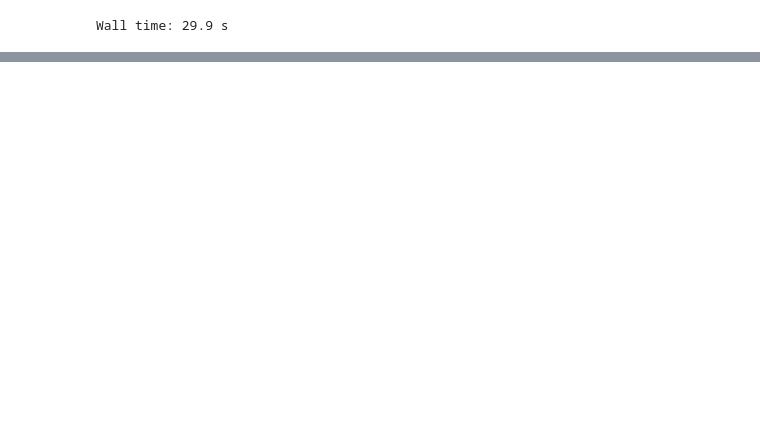
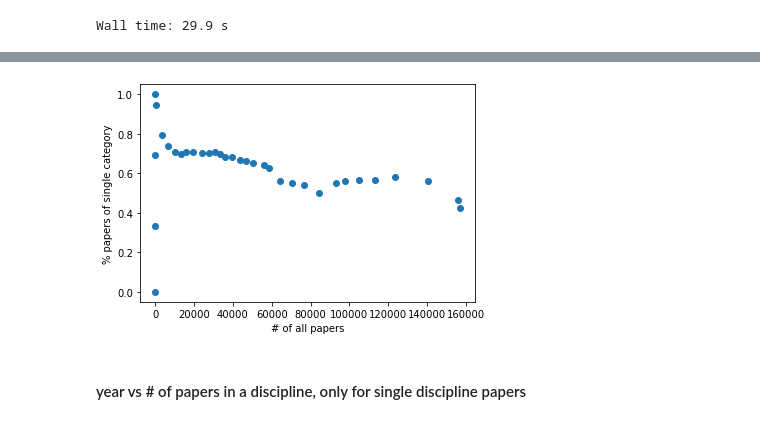
Before and after one commit to paniterka/arxiv-analysis, a Jupyter notebook: read_and_explore.ipynb, the cells around one changed output, grey strips where cells are left out. Saved outputs shown, nothing was run; the diff lists cells and outputs as text; code cells hidden in the pictures; blank space fills up the shorter version.

Commit message:
disciplines vs time, day-of-week submissions

```diff
--- a/read_and_explore.ipynb
+++ b/read_and_explore.ipynb
@@ -297,0 +408,5 @@ Wall time: 29.9 s
+# %%
+plt.scatter(y=year_vs_ncat[1]/year_vs_ncat.sum(axis=1), x=year_vs_ncat.sum(axis=1))
+plt.xlabel('# of all papers');
+plt.ylabel('% papers of single category');
+# %% [output]
@@ -297,0 +416,3 @@ Wall time: 29.9 s
+[figure, added]
+# %% [markdown]
+#### year vs \# of papers in a discipline, only for single discipline papers
```
Also changed, not shown: parts of 51 cells of this notebook.
